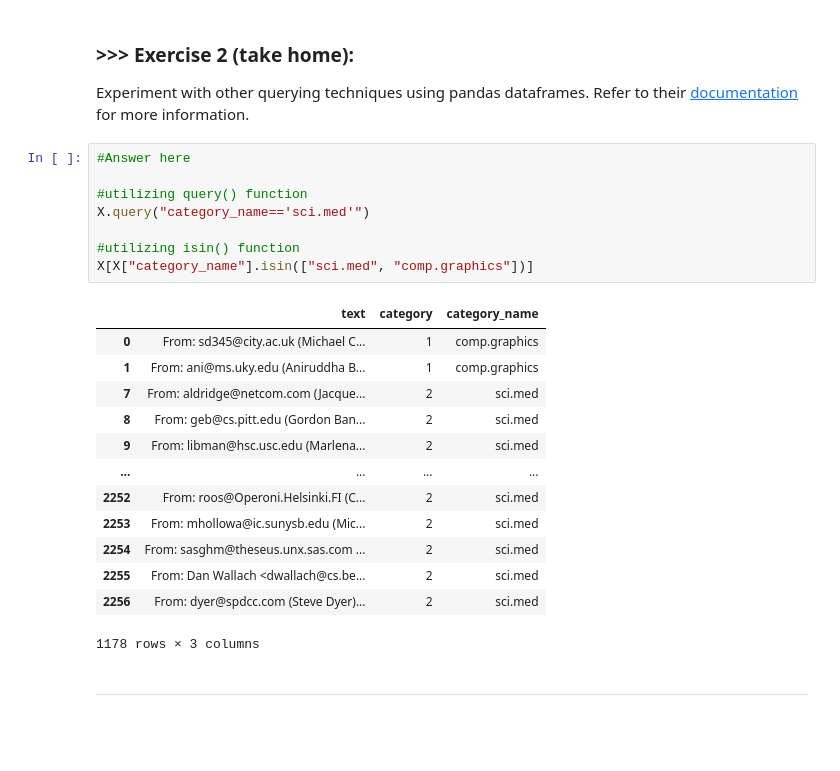
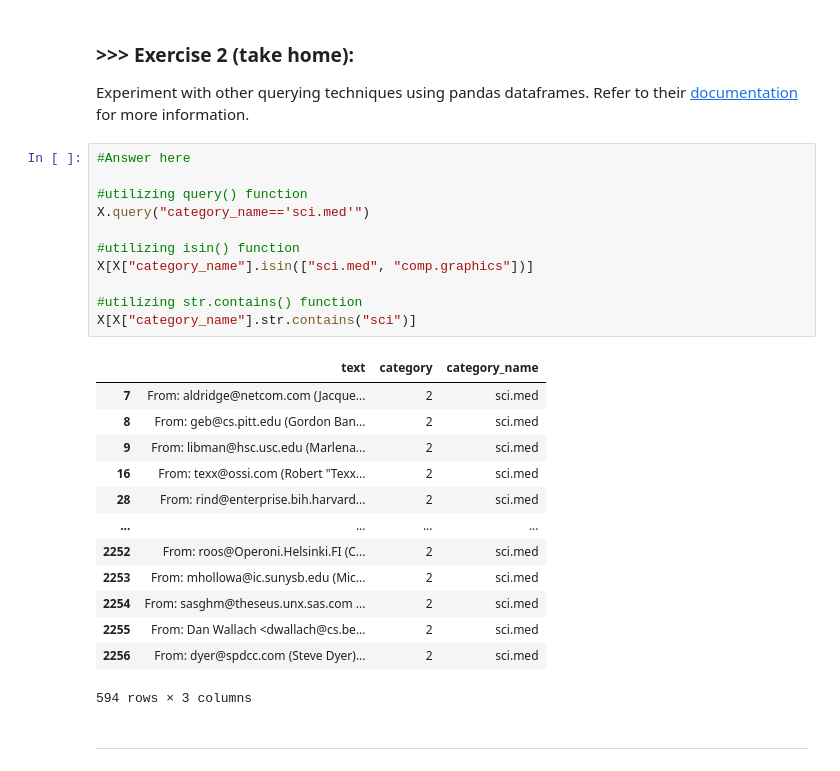
Before and after one commit to chrisfan0225/DM2025-Lab1-Exercise, a Jupyter notebook: DM2025-Lab1-Master.ipynb, the cells around one changed output. Drawn from its saved outputs; the diff is of its cells as text; blank space fills up the shorter version.

```diff
--- a/DM2025-Lab1-Master.ipynb
+++ b/DM2025-Lab1-Master.ipynb
@@ -435,25 +438,28 @@ Experiment with other querying techniques using pandas dataframes. Refer to thei
 # %%
 #Answer here
 
 #utilizing query() function
 X.query("category_name=='sci.med'")
 
 #utilizing isin() function
 X[X["category_name"].isin(["sci.med", "comp.graphics"])]
+
+#utilizing str.contains() function
+X[X["category_name"].str.contains("sci")]
 # %% [output]
 |  | text | category | category_name |
-| 0 | From: sd345@city.ac.uk (Michael C... | 1 | comp.graphics |
-| 1 | From: ani@ms.uky.edu (Aniruddha B... | 1 | comp.graphics |
 | 7 | From: aldridge@netcom.com (Jacque... | 2 | sci.med |
 | 8 | From: geb@cs.pitt.edu (Gordon Ban... | 2 | sci.med |
 | 9 | From: libman@hsc.usc.edu (Marlena... | 2 | sci.med |
+| 16 | From: texx@ossi.com (Robert "Texx... | 2 | sci.med |
+| 28 | From: rind@enterprise.bih.harvard... | 2 | sci.med |
 | ... | ... | ... | ... |
 | 2252 | From: roos@Operoni.Helsinki.FI (C... | 2 | sci.med |
 | 2253 | From: mhollowa@ic.sunysb.edu (Mic... | 2 | sci.med |
 | 2254 | From: sasghm@theseus.unx.sas.com ... | 2 | sci.med |
 | 2255 | From: Dan Wallach <dwallach@cs.be... | 2 | sci.med |
 | 2256 | From: dyer@spdcc.com (Steve Dyer)... | 2 | sci.med |
-1178 rows × 3 columns
+594 rows × 3 columns
 # %% [markdown]
 ---
 # %% [markdown]
```
Also changed, not shown: parts of 12 cells of this notebook, 1 other file.
